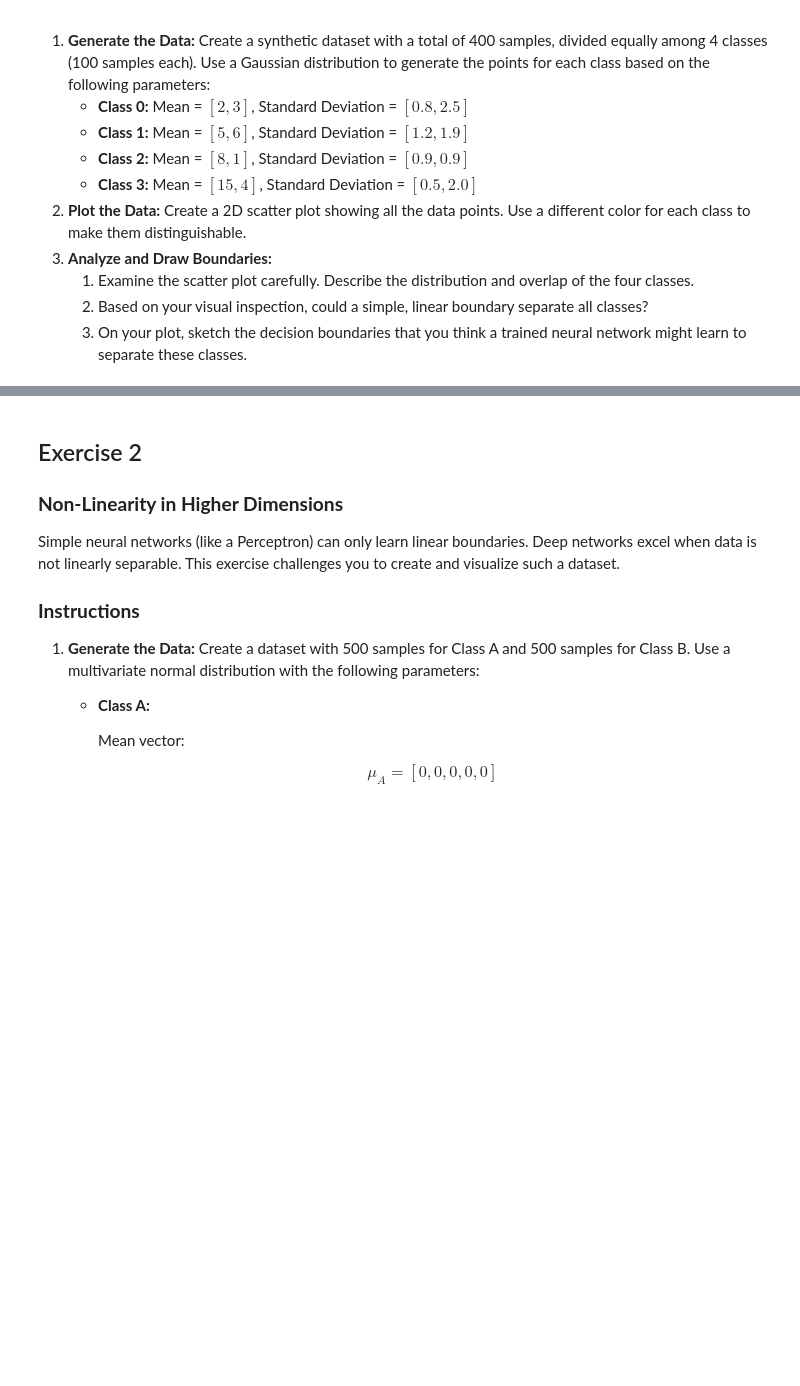
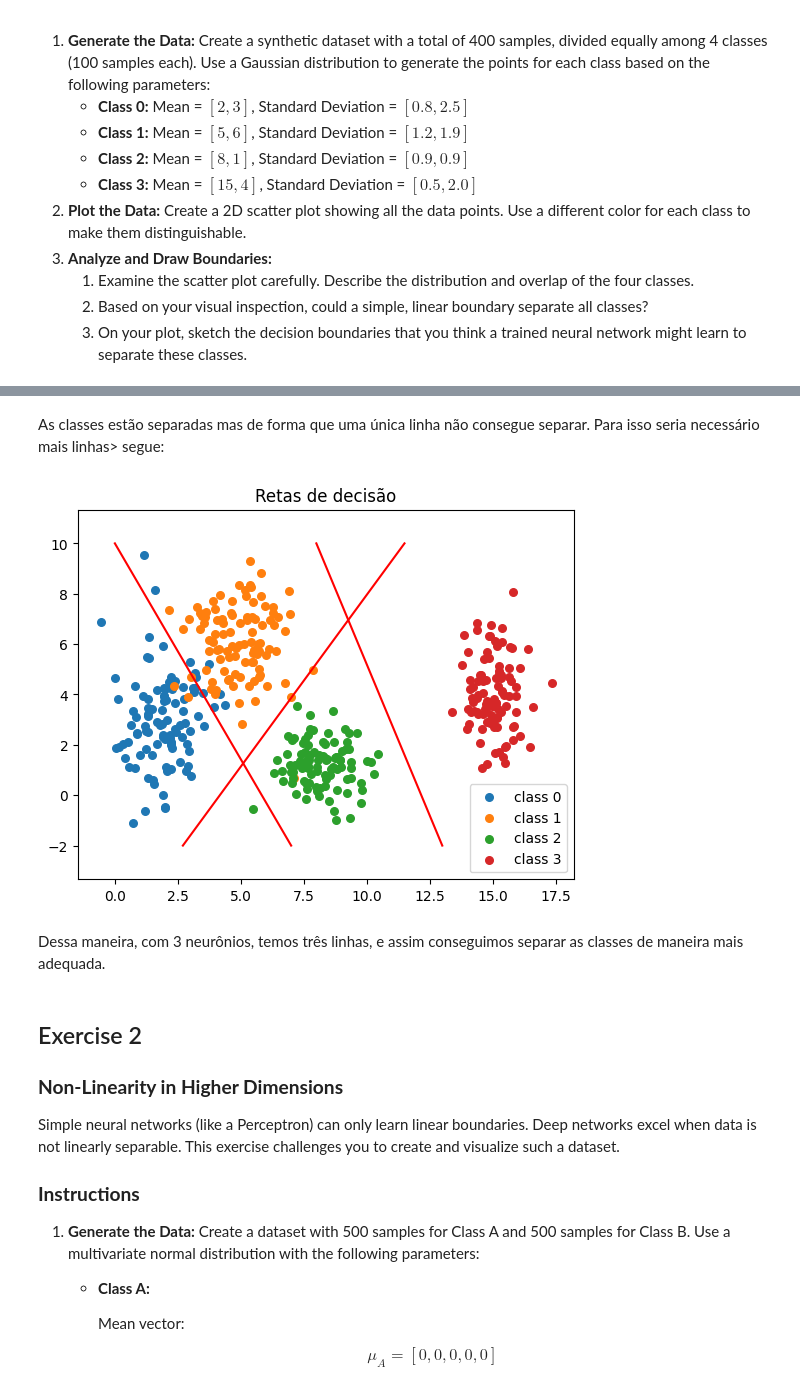
Before and after one commit to lucasouzamil/neural-networks-deep-learning-implementation, a Jupyter notebook: data.ipynb, the cells around one changed output, grey strips where cells are left out. Cells and saved outputs as stored; diff of their text form; code cells hidden in the pictures; blank space fills up the shorter version.

```diff
--- a/data.ipynb
+++ b/data.ipynb
@@ -20,3 +49,27 @@ Understanding how data is distributed is the first step before designing a netwo
+# %% [markdown]
+As classes estão separadas mas de forma que uma única linha não consegue separar. Para isso seria necessário mais linhas> segue:
+# %%
+i = 0
+while i < len(parameters):
+    p = parameters[i]
+    mean = p[0]
+    cov = np.diag(p[1])
+    x, y = np.random.multivariate_normal(mean, cov, 100).T
+    plt.scatter(x, y, s=30, label=f'class {i}')
+    i += 1
+
+
+plt.title("Retas de decisão")
+plt.plot([0, 7], [10, -2], color='red')
+plt.plot([8, 13], [10, -2], color='red')
+plt.plot([2.7, 11.5], [-2, 10], color='red')
+plt.axis('equal')
+plt.legend()
+plt.show()
+# %% [output]
+[figure, added]
+# %% [markdown]
+Dessa maneira, com 3 neurônios, temos três linhas, e assim conseguimos separar as classes de maneira mais adequada.
 # %% [markdown]
 ## Exercise 2
 
```
Also changed, not shown: parts of 11 cells of this notebook, 4 other files.
